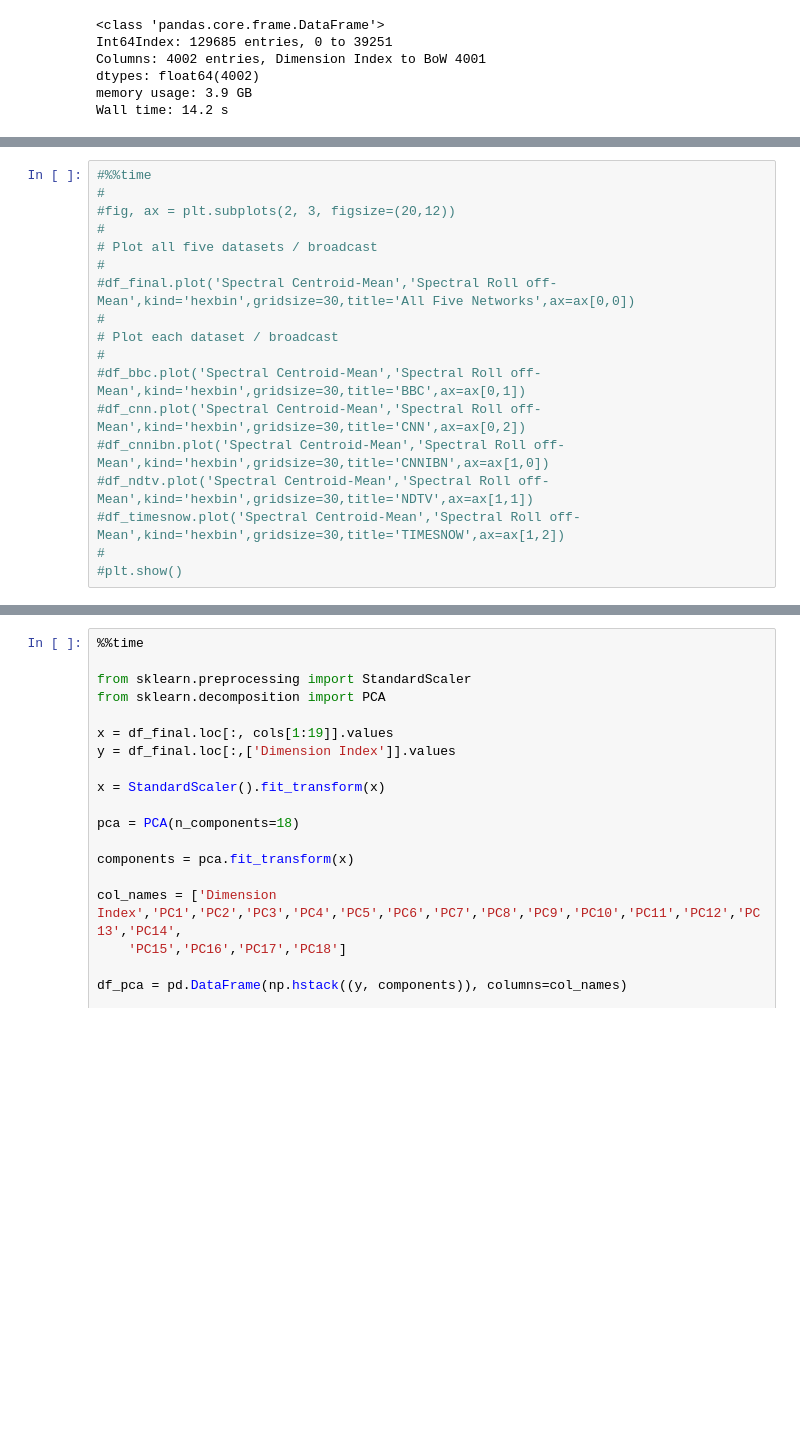
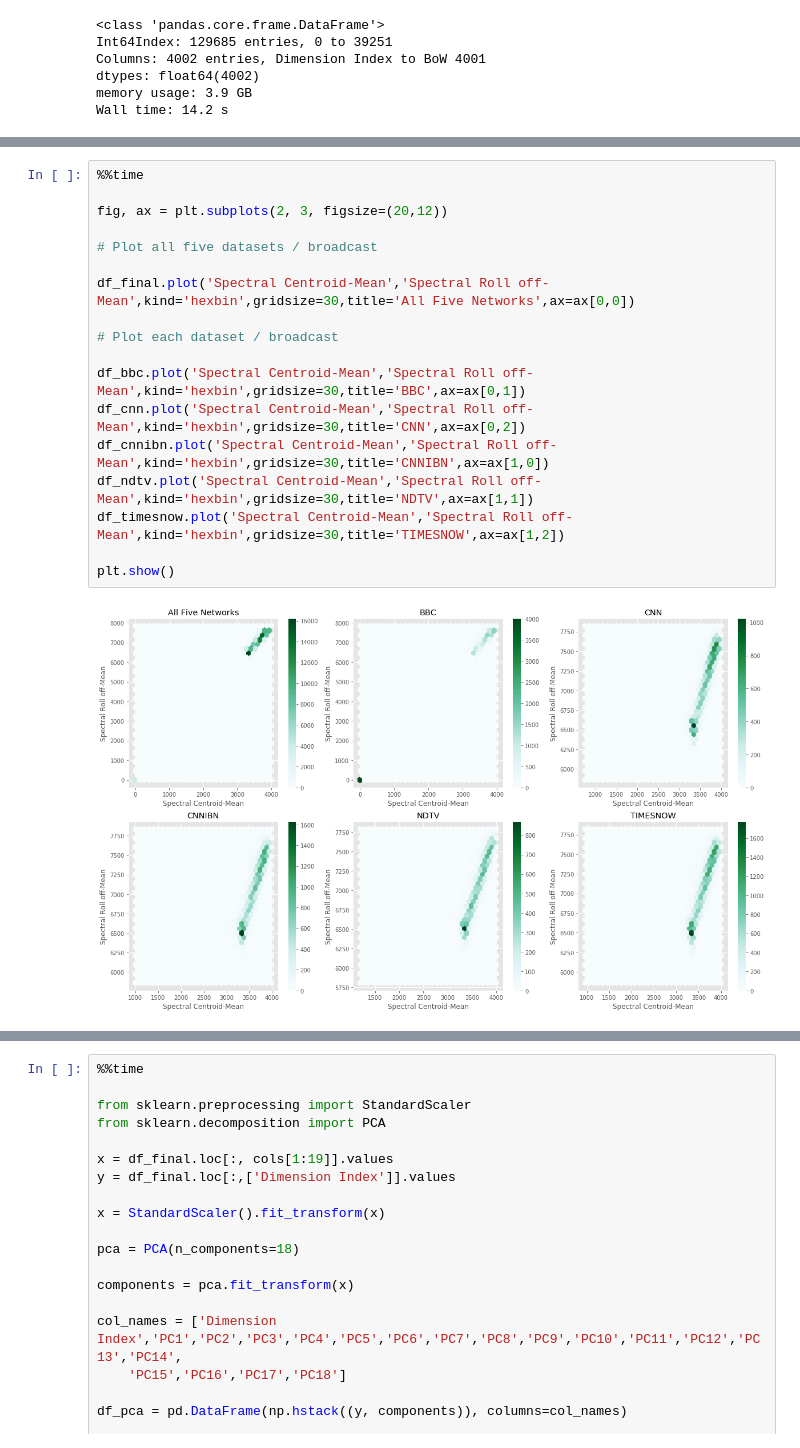
Before and after one commit to frankie-s/lab2, a Jupyter notebook: lab_2.ipynb, the cells around one changed output, grey strips where cells are left out. Saved outputs shown, nothing was run; the diff lists cells and outputs as text; blank space fills up the shorter version.

```diff
--- a/lab_2.ipynb
+++ b/lab_2.ipynb
@@ -893,18 +933,20 @@ The hex bin plots below compare the relationship between the different news sour
 # %%
-#%%time
-#
-#fig, ax = plt.subplots(2, 3, figsize=(20,12))
-#
+%%time
+
+fig, ax = plt.subplots(2, 3, figsize=(20,12))
+
 # Plot all five datasets / broadcast
-#
-#df_final.plot('Spectral Centroid-Mean','Spectral Roll off-Mean',kind='hexbin',gridsize=30,title='All Five Networks',ax=ax[0,0])
-#
+
+df_final.plot('Spectral Centroid-Mean','Spectral Roll off-Mean',kind='hexbin',gridsize=30,title='All Five Networks',ax=ax[0,0])
+
 # Plot each dataset / broadcast
-#
-#df_bbc.plot('Spectral Centroid-Mean','Spectral Roll off-Mean',kind='hexbin',gridsize=30,title='BBC',ax=ax[0,1])
-#df_cnn.plot('Spectral Centroid-Mean','Spectral Roll off-Mean',kind='hexbin',gridsize=30,title='CNN',ax=ax[0,2])
-#df_cnnibn.plot('Spectral Centroid-Mean','Spectral Roll off-Mean',kind='hexbin',gridsize=30,title='CNNIBN',ax=ax[1,0])
-#df_ndtv.plot('Spectral Centroid-Mean','Spectral Roll off-Mean',kind='hexbin',gridsize=30,title='NDTV',ax=ax[1,1])
-#df_timesnow.plot('Spectral Centroid-Mean','Spectral Roll off-Mean',kind='hexbin',gridsize=30,title='TIMESNOW',ax=ax[1,2])
-#
-#plt.show()
+
+df_bbc.plot('Spectral Centroid-Mean','Spectral Roll off-Mean',kind='hexbin',gridsize=30,title='BBC',ax=ax[0,1])
+df_cnn.plot('Spectral Centroid-Mean','Spectral Roll off-Mean',kind='hexbin',gridsize=30,title='CNN',ax=ax[0,2])
+df_cnnibn.plot('Spectral Centroid-Mean','Spectral Roll off-Mean',kind='hexbin',gridsize=30,title='CNNIBN',ax=ax[1,0])
+df_ndtv.plot('Spectral Centroid-Mean','Spectral Roll off-Mean',kind='hexbin',gridsize=30,title='NDTV',ax=ax[1,1])
+df_timesnow.plot('Spectral Centroid-Mean','Spectral Roll off-Mean',kind='hexbin',gridsize=30,title='TIMESNOW',ax=ax[1,2])
+
+plt.show()
+# %% [output]
+[figure, added]
```
Also changed, not shown: parts of 52 cells of this notebook.
